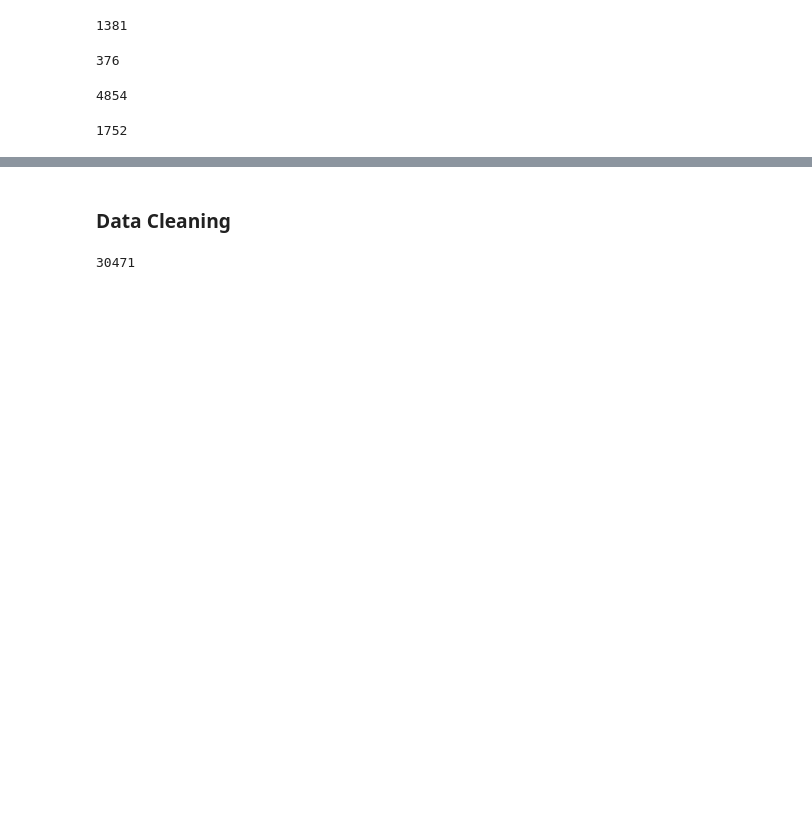
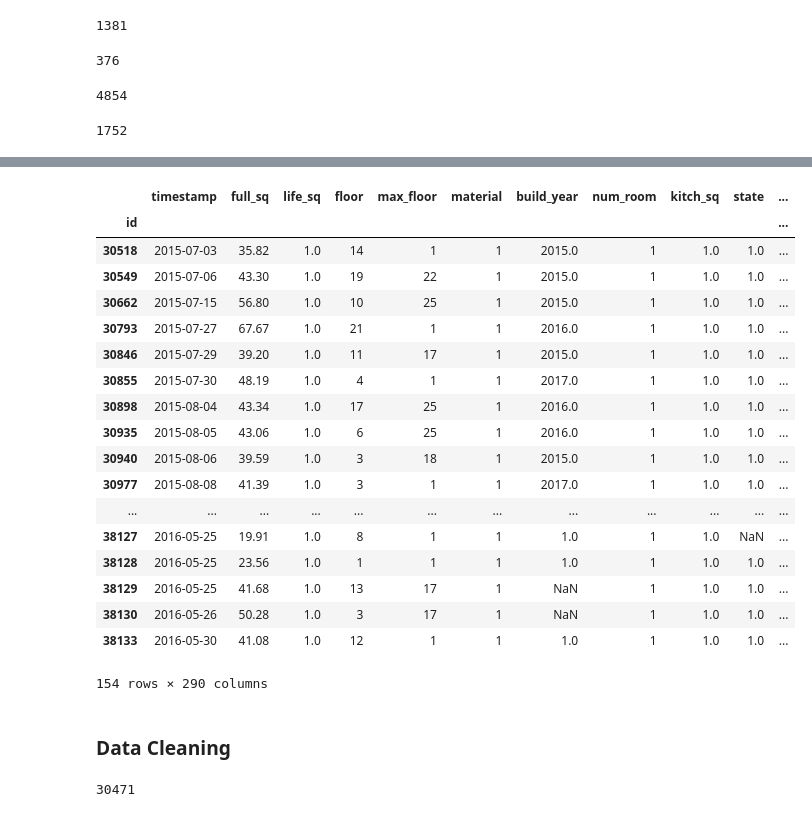
Before and after one commit to datitran/Krimskrams, a Jupyter notebook: Kaggle/Sberbank Russian Housing Market/data_review.ipynb, the cells around one changed output, grey strips where cells are left out. Saved outputs shown, nothing was run; the diff lists cells and outputs as text; code cells hidden in the pictures; blank space fills up the shorter version.

```diff
--- a/Kaggle/Sberbank Russian Housing Market/data_review.ipynb
+++ b/Kaggle/Sberbank Russian Housing Market/data_review.ipynb
@@ -482,3 +564,25 @@ test[test.kitch_sq == 1].timestamp.count()
+# %%
+test[(test.full_sq > 0) & (test.life_sq == 1) & (test.num_room == 1)]
+# %% [output]
+|  | timestamp | full_sq | life_sq | floor | max_floor | material | build_year | num_room | kitch_sq | state | ... |
+| id |  |  |  |  |  |  |  |  |  |  | ... |
+| 30518 | 2015-07-03 | 35.82 | 1.0 | 14 | 1 | 1 | 2015.0 | 1 | 1.0 | 1.0 | ... |
+| 30549 | 2015-07-06 | 43.30 | 1.0 | 19 | 22 | 1 | 2015.0 | 1 | 1.0 | 1.0 | ... |
+| 30662 | 2015-07-15 | 56.80 | 1.0 | 10 | 25 | 1 | 2015.0 | 1 | 1.0 | 1.0 | ... |
+| 30793 | 2015-07-27 | 67.67 | 1.0 | 21 | 1 | 1 | 2016.0 | 1 | 1.0 | 1.0 | ... |
+| 30846 | 2015-07-29 | 39.20 | 1.0 | 11 | 17 | 1 | 2015.0 | 1 | 1.0 | 1.0 | ... |
+| 30855 | 2015-07-30 | 48.19 | 1.0 | 4 | 1 | 1 | 2017.0 | 1 | 1.0 | 1.0 | ... |
+| 30898 | 2015-08-04 | 43.34 | 1.0 | 17 | 25 | 1 | 2016.0 | 1 | 1.0 | 1.0 | ... |
+| 30935 | 2015-08-05 | 43.06 | 1.0 | 6 | 25 | 1 | 2016.0 | 1 | 1.0 | 1.0 | ... |
+| 30940 | 2015-08-06 | 39.59 | 1.0 | 3 | 18 | 1 | 2015.0 | 1 | 1.0 | 1.0 | ... |
+| 30977 | 2015-08-08 | 41.39 | 1.0 | 3 | 1 | 1 | 2017.0 | 1 | 1.0 | 1.0 | ... |
+| ... | ... | ... | ... | ... | ... | ... | ... | ... | ... | ... | ... |
+| 38127 | 2016-05-25 | 19.91 | 1.0 | 8 | 1 | 1 | 1.0 | 1 | 1.0 | NaN | ... |
+| 38128 | 2016-05-25 | 23.56 | 1.0 | 1 | 1 | 1 | 1.0 | 1 | 1.0 | 1.0 | ... |
+| 38129 | 2016-05-25 | 41.68 | 1.0 | 13 | 17 | 1 | NaN | 1 | 1.0 | 1.0 | ... |
+| 38130 | 2016-05-26 | 50.28 | 1.0 | 3 | 17 | 1 | NaN | 1 | 1.0 | 1.0 | ... |
+| 38133 | 2016-05-30 | 41.08 | 1.0 | 12 | 1 | 1 | 1.0 | 1 | 1.0 | 1.0 | ... |
+154 rows × 290 columns
 # %% [markdown]
 ### Data Cleaning
 # %%
```
Also changed, not shown: parts of 25 cells of this notebook, 1 other file.
